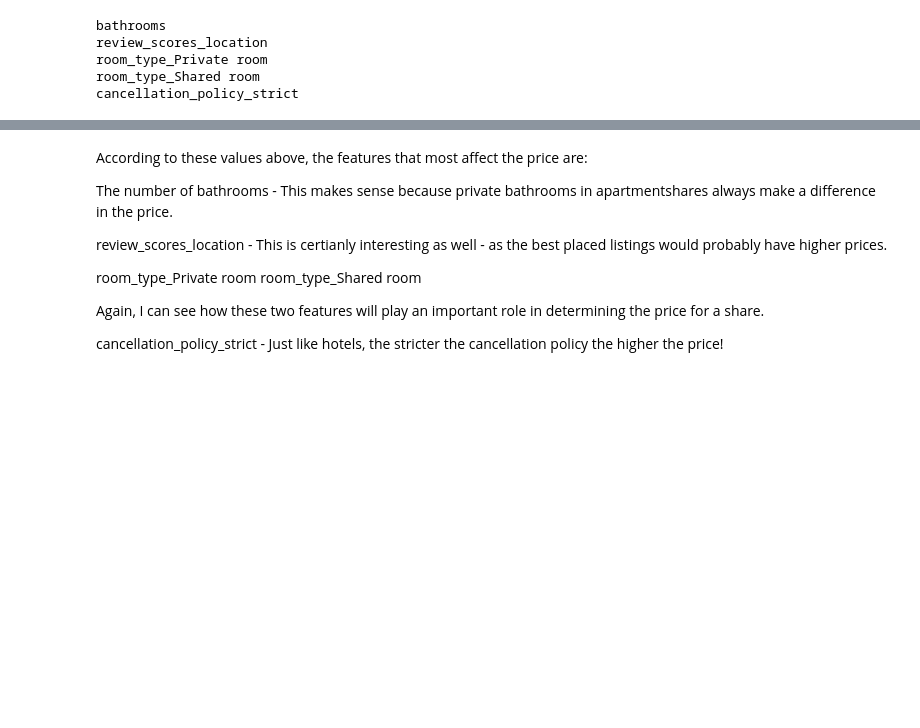
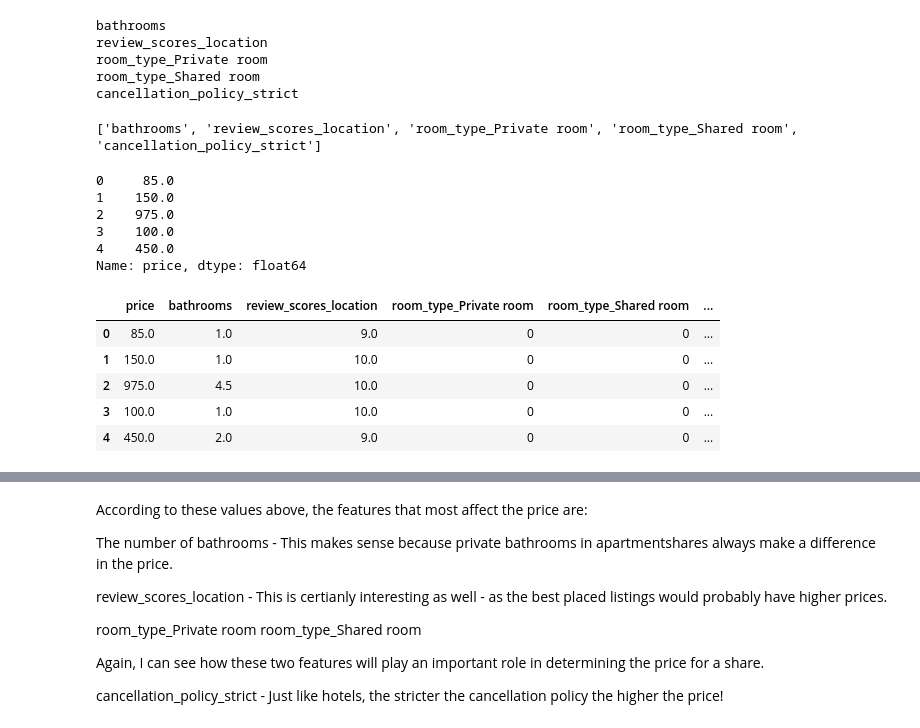
Before and after one commit to tobikasali/Create-a-blog-post, a Jupyter notebook: airbnb_final.ipynb, the cells around one changed output, grey strips where cells are left out. Cells and saved outputs as stored; diff of their text form; code cells hidden in the pictures; blank space fills up the shorter version.

```diff
--- a/airbnb_final.ipynb
+++ b/airbnb_final.ipynb
@@ -961,3 +961,16 @@ review_scores_location
 room_type_Private room
 room_type_Shared room
 cancellation_policy_strict
+# %%
+print (corr_features)
+# %% [output]
+['bathrooms', 'review_scores_location', 'room_type_Private room', 'room_type_Shared room', 'cancellation_policy_strict']
+# %%
+y.head()
+# %% [output]
+0     85.0
+1    150.0
+2    975.0
+3    100.0
+4    450.0
+Name: price, dtype: float64
@@ -963,0 +982,10 @@ cancellation_policy_strict
+# %%
+corr_feature_new = pd.DataFrame(corr_feature)
+corr_feature_new.head()
+# %% [output]
+|  | price | bathrooms | review_scores_location | room_type_Private room | room_type_Shared room | ... |
+| 0 | 85.0 | 1.0 | 9.0 | 0 | 0 | ... |
+| 1 | 150.0 | 1.0 | 10.0 | 0 | 0 | ... |
+| 2 | 975.0 | 4.5 | 10.0 | 0 | 0 | ... |
+| 3 | 100.0 | 1.0 | 10.0 | 0 | 0 | ... |
+| 4 | 450.0 | 2.0 | 9.0 | 0 | 0 | ... |
```
Also changed, not shown: parts of 8 cells of this notebook.
